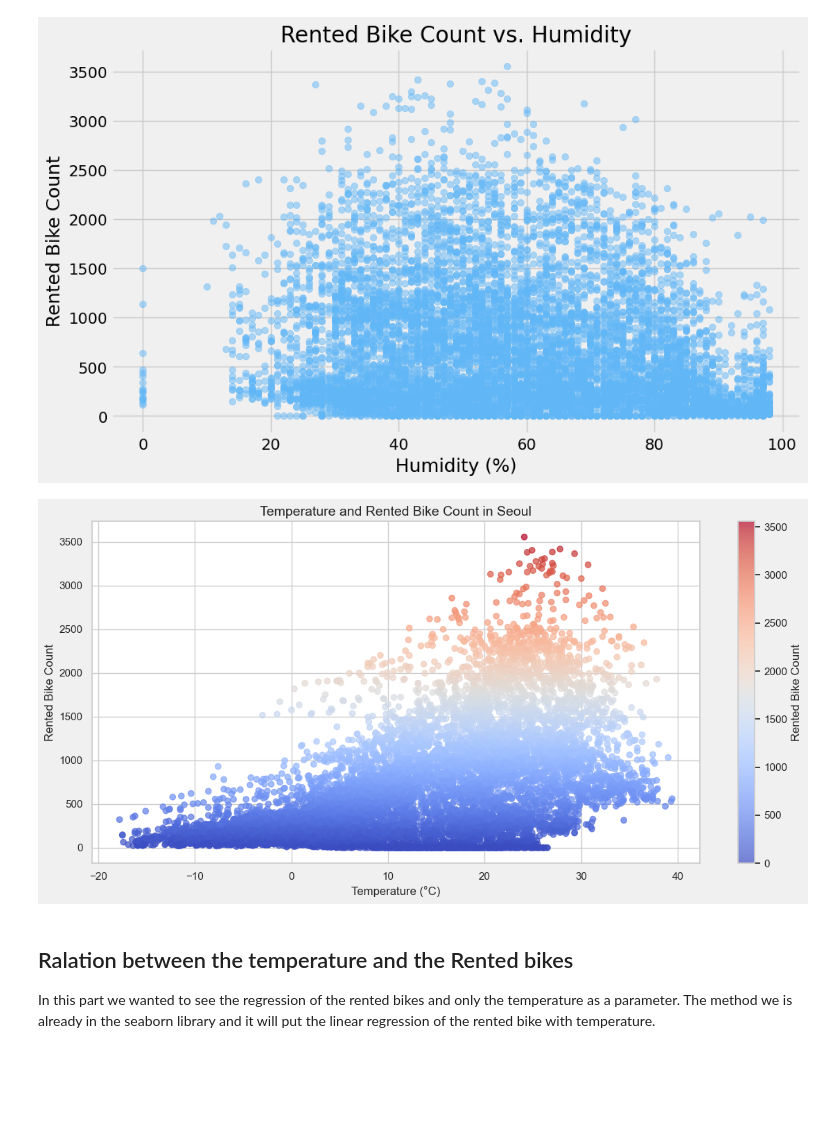
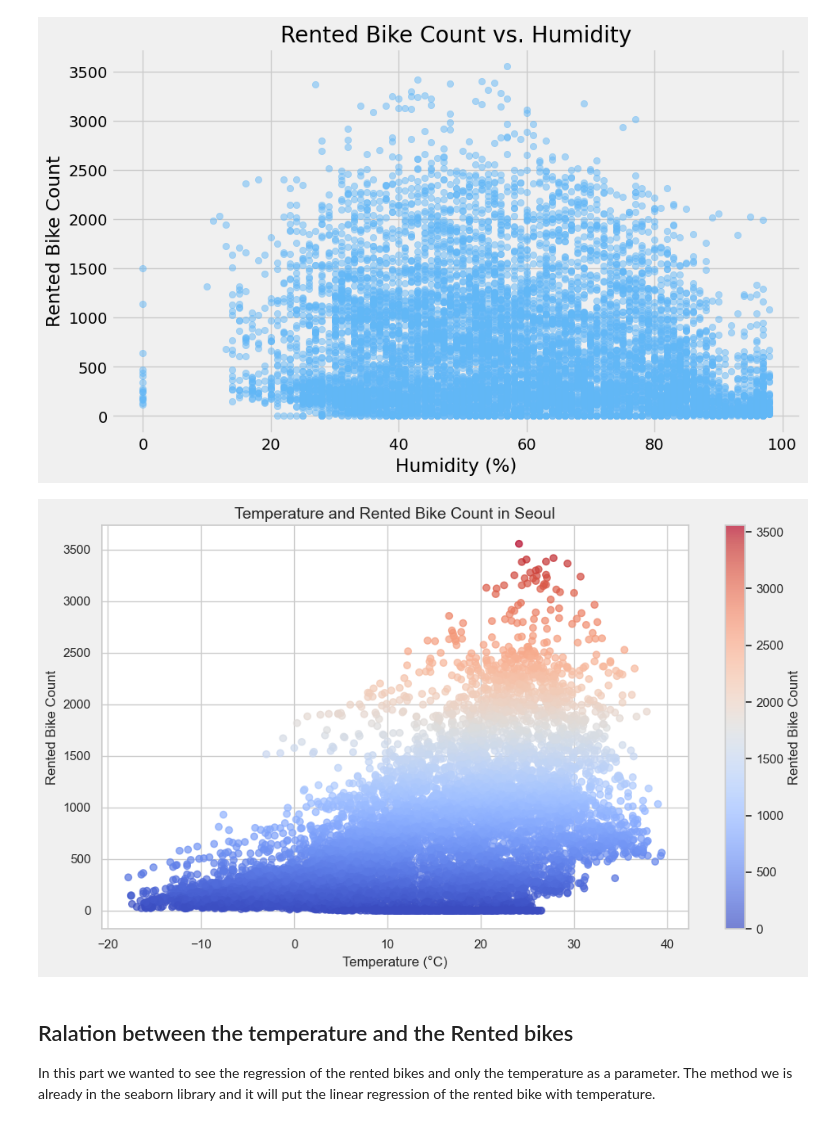
Before and after one commit to sali-gitub/DataScienceProject, a Jupyter notebook: semester_project_REG_SALI.ipynb, the cells around one changed output. Drawn from its saved outputs; the diff is of its cells as text; code cells hidden in the pictures; blank space fills up the shorter version.

```diff
--- a/semester_project_REG_SALI.ipynb
+++ b/semester_project_REG_SALI.ipynb
@@ -280,22 +278,22 @@ plt.show()
 # %% [output]
 [figure]
 # %%
-plt.figure(figsize=(12, 6))
+plt.figure(figsize=(10, 6))
 sns.set(style="whitegrid")
 
 scatter = plt.scatter(x=df['temperature'], y=df['rented_bike_count'],
                       c=df['rented_bike_count'], cmap='coolwarm', alpha=0.7)
 
 plt.title('Temperature and Rented Bike Count in Seoul', fontsize=14)
 plt.xlabel('Temperature (°C)', fontsize=12)
 plt.ylabel('Rented Bike Count', fontsize=12)
 
 plt.colorbar(scatter, label='Rented Bike Count')
 
 plt.tight_layout()
 plt.show()
 # %% [output]
-[figure, old version]
+[figure, new version]
 # %% [markdown]
 ## Ralation between the temperature and the Rented bikes
 
```
Also changed, not shown: parts of 68 cells of this notebook.
